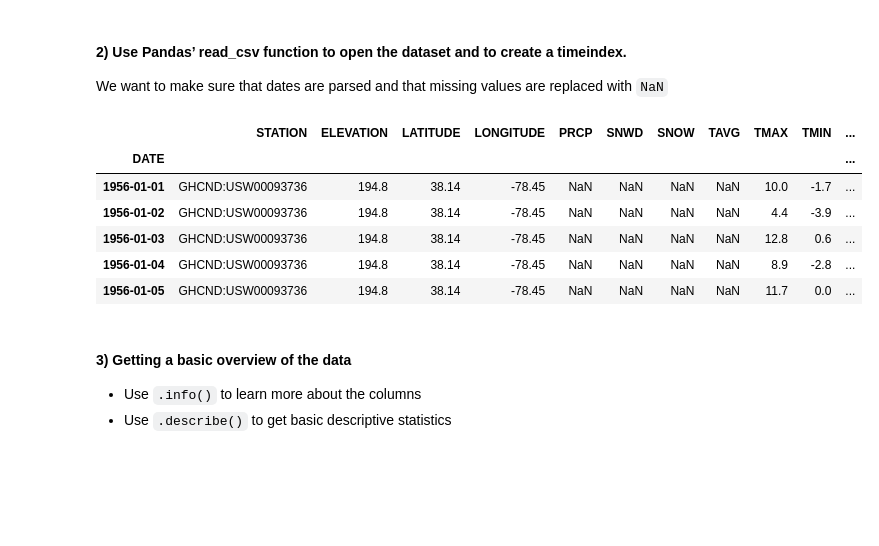
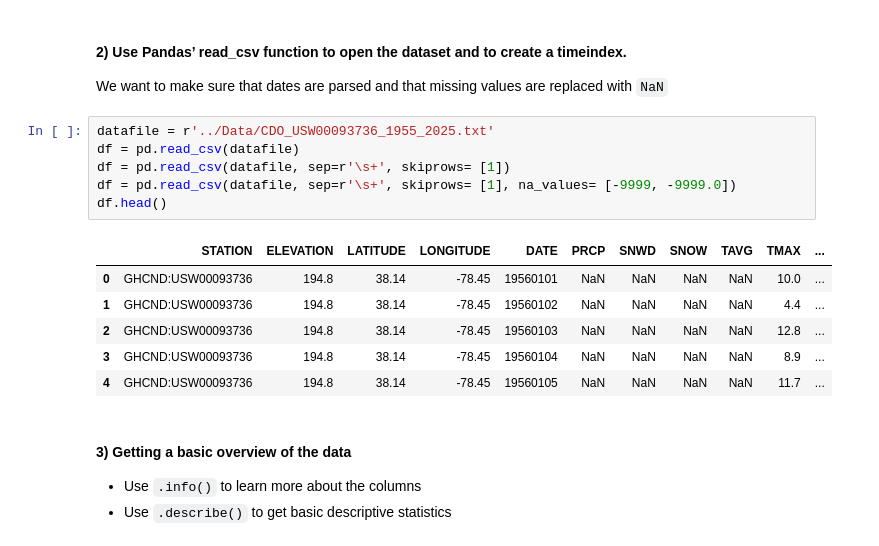
Before and after one commit to rummelen/ISAT_420_S26_Shared, a Jupyter notebook: W5_Pandas_Groupby_And_Timeseries/Code/w5_pandas_timerseries_practice.ipynb, the cells around one changed output. Saved outputs shown, nothing was run; the diff lists cells and outputs as text; blank space fills up the shorter version.

```diff
--- a/W5_Pandas_Groupby_And_Timeseries/Code/w5_pandas_timerseries_practice.ipynb
+++ b/W5_Pandas_Groupby_And_Timeseries/Code/w5_pandas_timerseries_practice.ipynb
@@ -20,14 +20,18 @@ import matplotlib as mpl
 
 We want to make sure that dates are parsed and that missing values are replaced with `NaN`
 # %%
+datafile = r'../Data/CDO_USW00093736_1955_2025.txt'
+df = pd.read_csv(datafile)
+df = pd.read_csv(datafile, sep=r'\s+', skiprows= [1])
+df = pd.read_csv(datafile, sep=r'\s+', skiprows= [1], na_values= [-9999, -9999.0])
+df.head()
 # %% [output]
-|  | STATION | ELEVATION | LATITUDE | LONGITUDE | PRCP | SNWD | SNOW | TAVG | TMAX | TMIN | ... |
-| DATE |  |  |  |  |  |  |  |  |  |  | ... |
-| 1956-01-01 | GHCND:USW00093736 | 194.8 | 38.14 | -78.45 | NaN | NaN | NaN | NaN | 10.0 | -1.7 | ... |
-| 1956-01-02 | GHCND:USW00093736 | 194.8 | 38.14 | -78.45 | NaN | NaN | NaN | NaN | 4.4 | -3.9 | ... |
-| 1956-01-03 | GHCND:USW00093736 | 194.8 | 38.14 | -78.45 | NaN | NaN | NaN | NaN | 12.8 | 0.6 | ... |
-| 1956-01-04 | GHCND:USW00093736 | 194.8 | 38.14 | -78.45 | NaN | NaN | NaN | NaN | 8.9 | -2.8 | ... |
-| 1956-01-05 | GHCND:USW00093736 | 194.8 | 38.14 | -78.45 | NaN | NaN | NaN | NaN | 11.7 | 0.0 | ... |
+|  | STATION | ELEVATION | LATITUDE | LONGITUDE | DATE | PRCP | SNWD | SNOW | TAVG | TMAX | ... |
+| 0 | GHCND:USW00093736 | 194.8 | 38.14 | -78.45 | 19560101 | NaN | NaN | NaN | NaN | 10.0 | ... |
+| 1 | GHCND:USW00093736 | 194.8 | 38.14 | -78.45 | 19560102 | NaN | NaN | NaN | NaN | 4.4 | ... |
+| 2 | GHCND:USW00093736 | 194.8 | 38.14 | -78.45 | 19560103 | NaN | NaN | NaN | NaN | 12.8 | ... |
+| 3 | GHCND:USW00093736 | 194.8 | 38.14 | -78.45 | 19560104 | NaN | NaN | NaN | NaN | 8.9 | ... |
+| 4 | GHCND:USW00093736 | 194.8 | 38.14 | -78.45 | 19560105 | NaN | NaN | NaN | NaN | 11.7 | ... |
 # %% [markdown]
 #### 3) Getting a basic overview of the data
 
```
Also changed, not shown: parts of 3 cells of this notebook.
